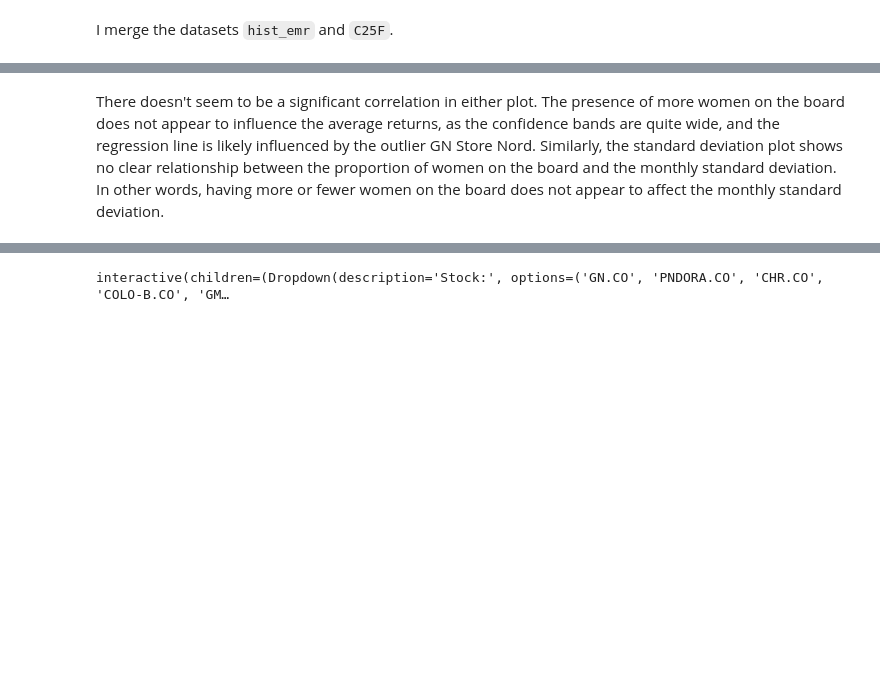
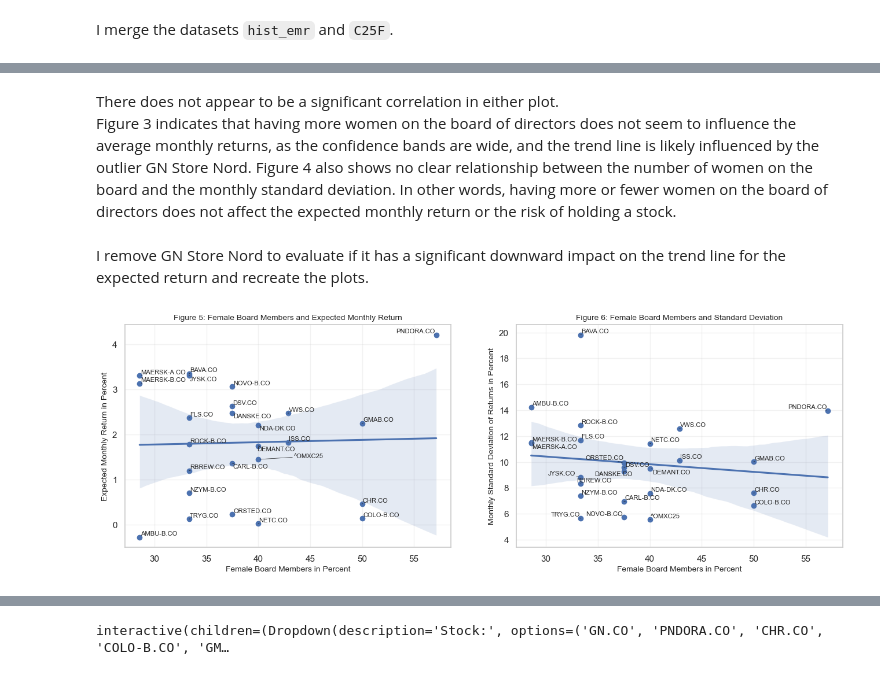
Before and after one commit to NumEconCopenhagen/projects-2023-jts, a Jupyter notebook: dataproject/dataproject.ipynb, the cells around one changed output, grey strips where cells are left out. Drawn from its saved outputs; the diff is of its cells as text; code cells hidden in the pictures; blank space fills up the shorter version.

```diff
--- a/dataproject/dataproject.ipynb
+++ b/dataproject/dataproject.ipynb
@@ -180,2 +196,47 @@ plt.show()
 # %% [markdown]
-There doesn't seem to be a significant correlation in either plot. The presence of more women on the board does not appear to influence the average returns, as the confidence bands are quite wide, and the regression line is likely influenced by the outlier GN Store Nord. Similarly, the standard deviation plot shows no clear relationship between the proportion of women on the board and the monthly standard deviation. In other words, having more or fewer women on the board does not appear to affect the monthly standard deviation.
+There does not appear to be a significant correlation in either plot. <br>
+Figure 3 indicates that having more women on the board of directors does not seem to influence the average monthly returns, as the confidence bands are wide, and the trend line is likely influenced by the outlier GN Store Nord. Figure 4 also shows no clear relationship between the number of women on the board and the monthly standard deviation. In other words, having more or fewer women on the board of directors does not affect the expected monthly return or the risk of holding a stock.
+# %% [markdown]
+I remove GN Store Nord to evaluate if it has a significant downward impact on the trend line for the expected return and recreate the plots.
+# %%
+# Remove GN Store Nord and reset index to make a copy
+wo_gn_fmr = fmr.loc[fmr['yfinanceticker'] != 'GN.CO'].reset_index(drop=True)
+# %%
+# Create the figure and axes
+fig, (ax1, ax2) = plt.subplots(1, 2, figsize=(16, 5))
+
+# Monthly return
+x = wo_gn_fmr['femaleboard']
+y1 = wo_gn_fmr['expectedmonthly']
+labels = wo_gn_fmr['yfinanceticker']
+title1 = 'Figure 5: Female Board Members and Expected Monthly Return'
+xlabel = 'Female Board Members in Percent'
+ylabel1 = 'Expected Monthly Return in Percent'
+
+# Call function to create scatterplot with labels
+dp.plot_scatter_with_labels(ax = ax1,
+                            x = x,
+                            y = y1,
+                            labels = labels,
+                            title = title1,
+                            xlabel = xlabel,
+                            ylabel = ylabel1)
+
+# Standard deviation
+y2 = wo_gn_fmr['stdmonthly']
+title2 = 'Figure 6: Female Board Members and Standard Deviation'
+ylabel2 = 'Monthly Standard Deviation of Returns in Percent'
+
+# Call function to create scatterplot with labels
+dp.plot_scatter_with_labels(ax = ax2,
+                            x = x,
+                            y = y2,
+                            labels = labels,
+                            title = title2,
+                            xlabel = xlabel,
+                            ylabel = ylabel2)
+
+# Show the plots
+plt.show()
+# %% [output]
+[figure, added]
```
Also changed, not shown: parts of 27 cells of this notebook, 1 other file.
